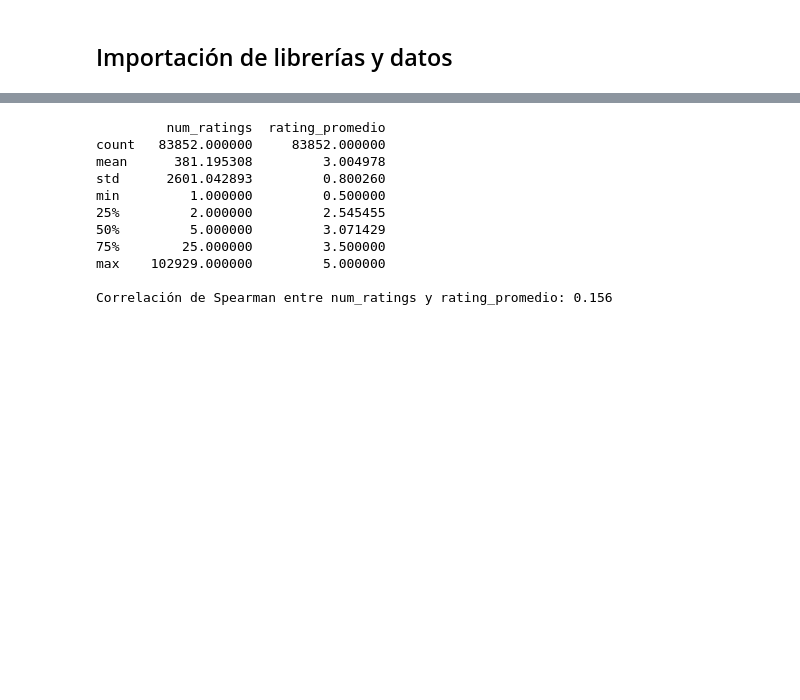
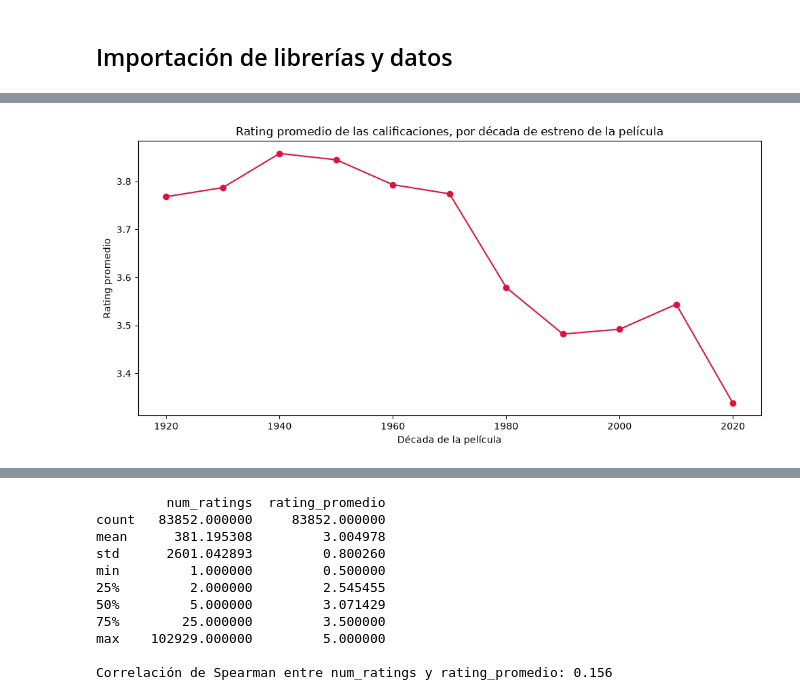
Before and after one commit to AndresCalderonRamirez/Parcial-DIGD, a Jupyter notebook: notebooks/exploration/main/movies_ratings.ipynb, the cells around one changed output, grey strips where cells are left out. Drawn from its saved outputs; the diff is of its cells as text; code cells hidden in the pictures; blank space fills up the shorter version.

```diff
--- a/notebooks/exploration/main/movies_ratings.ipynb
+++ b/notebooks/exploration/main/movies_ratings.ipynb
@@ -334,0 +208,12 @@ decada_pelicula
+# %%
+rating_por_decada_confiable = rating_por_decada[rating_por_decada.index >= 1920]
+
+plt.figure(figsize=(10, 5))
+plt.plot(rating_por_decada_confiable.index, rating_por_decada_confiable['mean'], marker='o', color='crimson')
+plt.xlabel('Década de la película')
+plt.ylabel('Rating promedio')
+plt.title('Rating promedio de las calificaciones, por década de estreno de la película')
+plt.tight_layout()
+plt.show()
+# %% [output]
+[figure, added]
```
Also changed, not shown: parts of 44 cells of this notebook.
